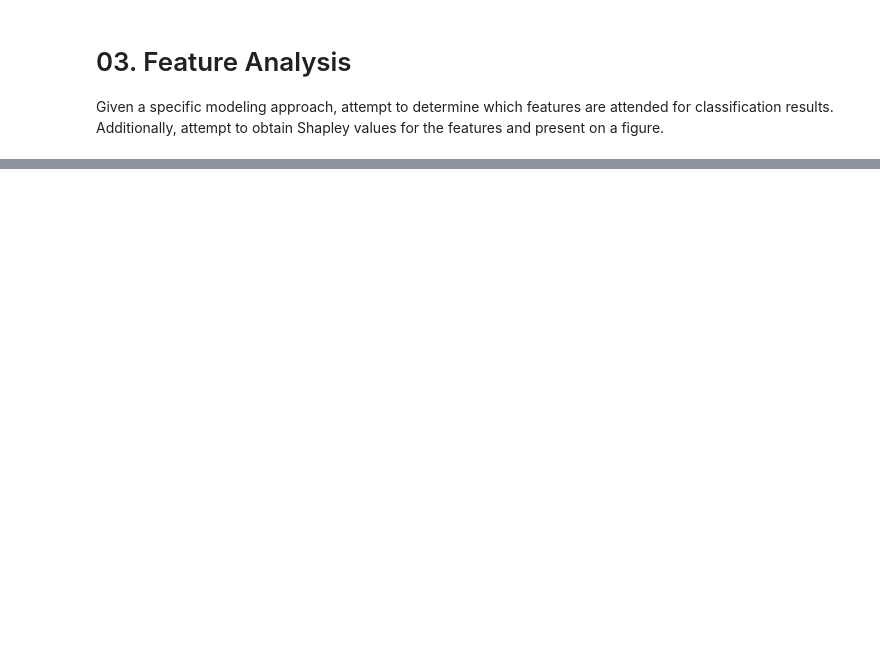
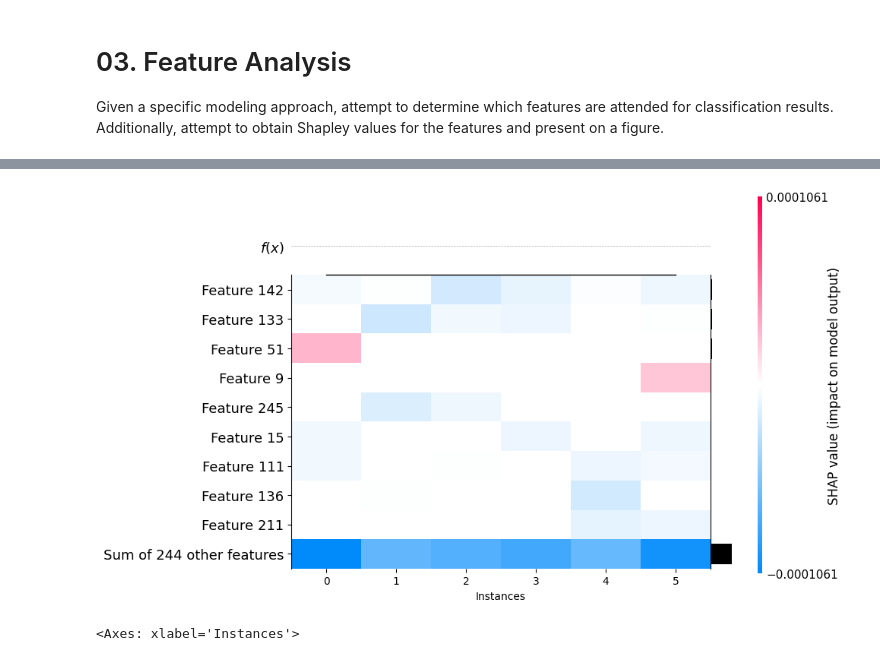
Before and after one commit to mcdowellkonnor/BrainConnectivity, a Jupyter notebook: BrainConnectivity/03_Feature_Analysis.ipynb, the cells around one changed output, grey strips where cells are left out. Drawn from its saved outputs; the diff is of its cells as text; code cells hidden in the pictures; blank space fills up the shorter version.

```diff
--- a/BrainConnectivity/03_Feature_Analysis.ipynb
+++ b/BrainConnectivity/03_Feature_Analysis.ipynb
@@ -22,0 +33,43 @@ data_df.head()
+# %%
+state = 100
+
+clf = svm.SVC(
+    kernel="sigmoid",
+    class_weight="balanced",
+    probability=True,
+    random_state=state
+)
+x_train, x_test, y_train, y_test = train_test_split(tbi_evc,
+                                                    tbi_class,
+                                                    random_state=state,
+                                                    stratify=tbi_class)
+feature_variance = pd.DataFrame(x_train).var(axis=0)
+print("Feature Variance:\n", feature_variance)
+
+scaler = StandardScaler()
+x_train = scaler.fit_transform(x_train)
+x_test = scaler.transform(x_test)
+
+svc_params = {
+        'C': np.linspace(0.1, 10, 25),
+        'kernel': ['linear', 'rbf', 'sigmoid'],
+        'gamma': np.logspace(1e-10, 1, 10),
+    }
+
+
+gridsearch = GridSearchCV(estimator=clf,
+                          param_grid=svc_params,
+                          cv=StratifiedKFold(n_splits=5, shuffle=True, random_state=state),
+                          refit=True)
+gridsearch.fit(x_train, y_train)
+best_model = gridsearch.best_estimator_
+
+explainer = shap.KernelExplainer(best_model.predict_proba, x_train)
+shap_values = explainer.shap_values(x_test)
+shap_pos_class = shap_values[:,:,1]
+shap_values_pos = shap.Explanation(
+    values=shap_pos_class,
+    base_values=explainer.expected_value[1],
+    data=x_test,
+    feature_names=[f"Feature {i+1}" for i in range(x_test.shape[1])]
+)
@@ -22,0 +106,5 @@ data_df.head()
+# %%
+shap.plots.heatmap(shap_values_pos)
+# %% [output]
+[figure, added]
+<Axes: xlabel='Instances'>
```
Also changed, not shown: parts of 5 cells of this notebook, 1 other file.
